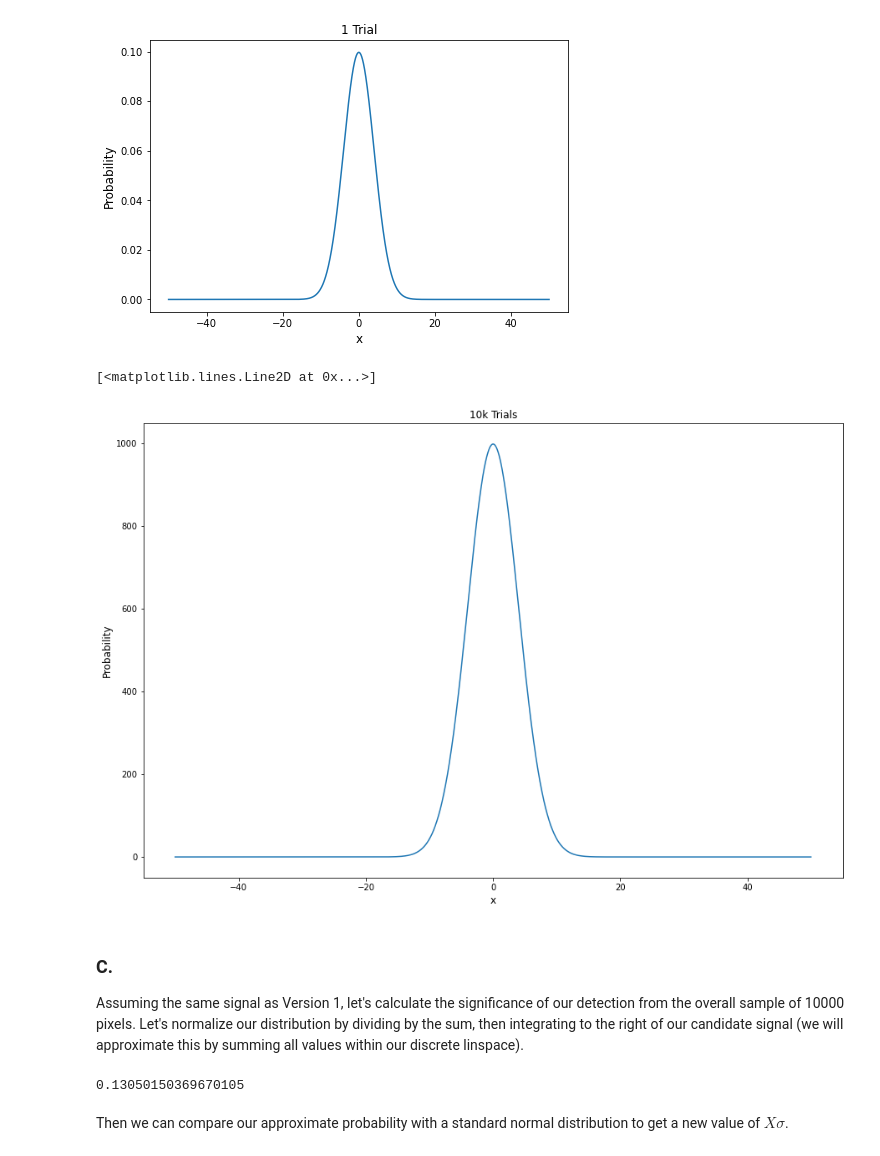
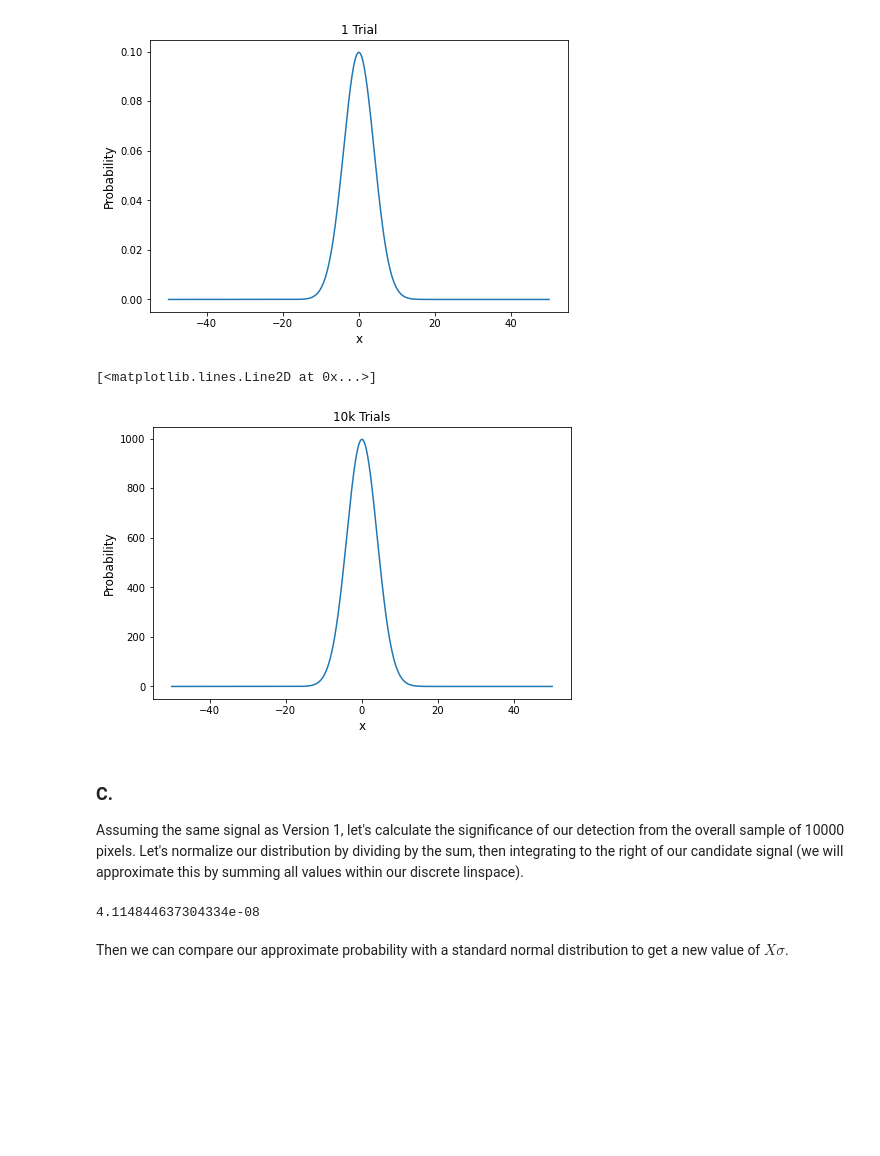
Before and after one commit to Mick-Ross/Computational-Data-Analysis, a Jupyter notebook: Lab 2/Lab2.ipynb, the cells around one changed output. Cells and saved outputs as stored; diff of their text form; code cells hidden in the pictures; blank space fills up the shorter version.

```diff
--- a/Lab 2/Lab2.ipynb
+++ b/Lab 2/Lab2.ipynb
@@ -205,28 +205,28 @@ plt.plot(x, originalDist)
 # %%
 plt.rcParams["figure.figsize"] = (7.5, 5)
 tenKTrials = originalDist*numPixs
-plt.rcParams["figure.figsize"] = (15, 10)
 plt.title(f'10k Trials', fontsize='large')
 plt.xlabel('x',fontsize='large')
 plt.ylabel('Probability',fontsize='large')
 plt.plot(x, tenKTrials)
 # %% [output]
 [<matplotlib.lines.Line2D at 0x...>]
-[figure, old version]
+[figure, new version]
 # %% [markdown]
 ### C.
 
 Assuming the same signal as Version 1, let's calculate the significance of our detection from the overall sample of 10000 pixels.
 Let's normalize our distribution by dividing by the sum, then integrating to the right of our candidate signal (we will approximate this by summing all values within our discrete linspace).
 # %%
-normalizedDist = tenKTrials/sum(tenKTrials)
+# normalizedDist = tenKTrials/sum(tenKTrials)
+# no need to normalize
 
-indexOfCandidate = np.where(x == 4.5)[0][0]
-approxProb = sum(normalizedDist[indexOfCandidate:])
+indexOfCandidate = np.where(x == 30)[0][0]
+approxProb = sum(tenKTrials[indexOfCandidate:])
 
 print(approxProb)
 # %% [output]
-0.13050150369670105
+4.114844637304334e-08
 # %% [markdown]
 Then we can compare our approximate probability with a standard normal distribution to get a new value of $X\sigma$.
 # %%
```
Also changed, not shown: parts of 19 cells of this notebook.
